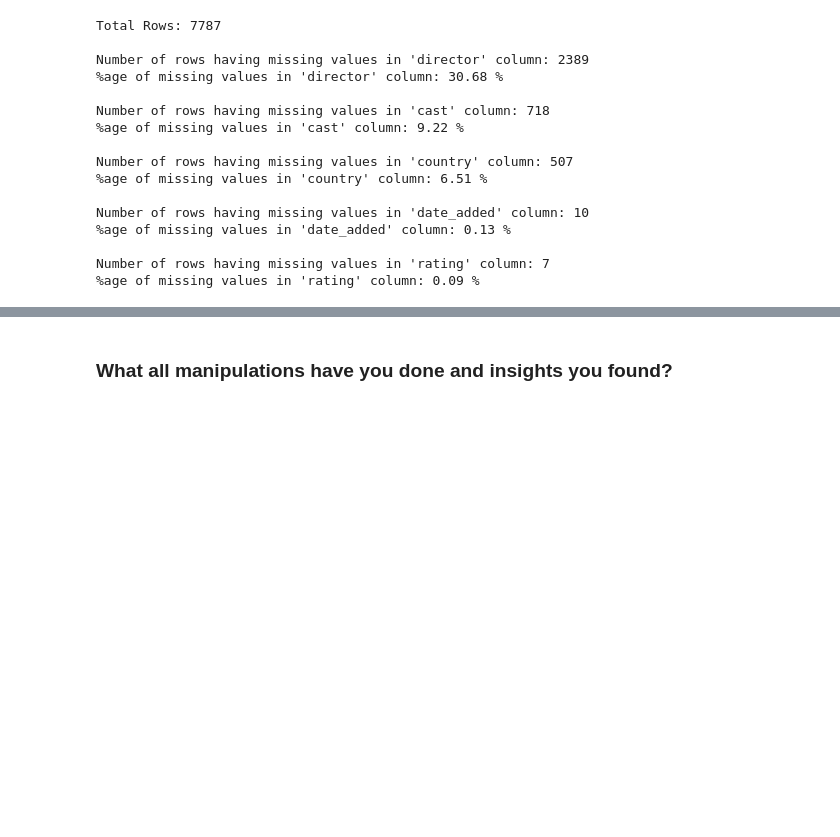
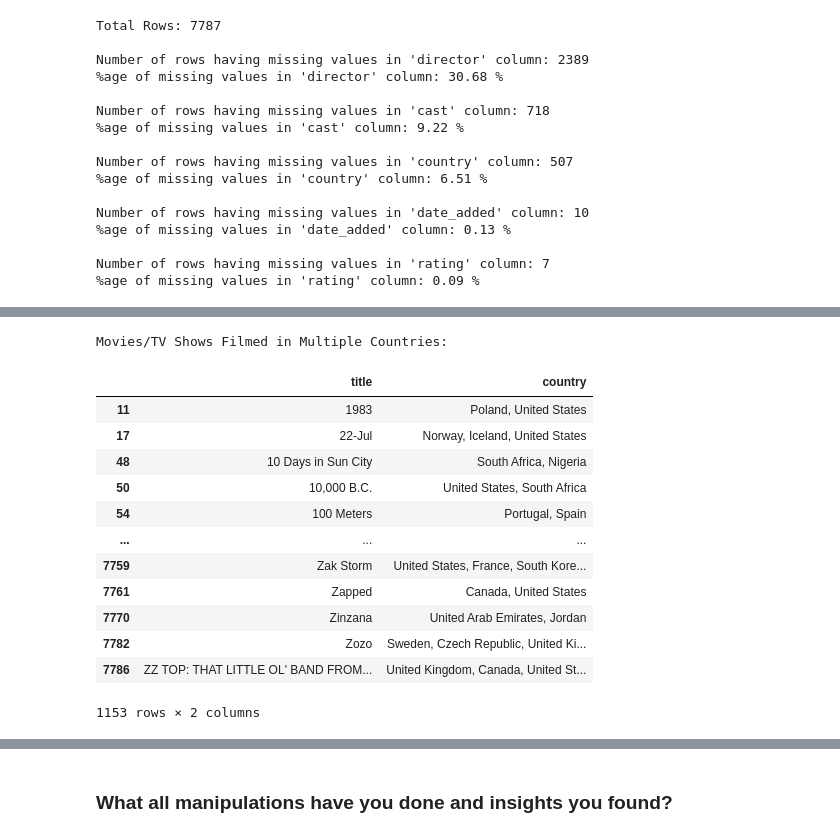
Before and after one commit to pande1sachin/Capstone-Project---Machine-Learning---Unsupervised-ML---Netflix-Movies-and-TV-Shows-Clustering, a Jupyter notebook: Individual_Copy_(Sachin_Pande)_|_Capstone_Project_|_Machine_Learning_Unsupervised_ML_Netflix_Movies_and_TV_Shows_Clustering.ipynb, the cells around one changed output, grey strips where cells are left out. Drawn from its saved outputs; the diff is of its cells as text; code cells hidden in the pictures; blank space fills up the shorter version.

```diff
--- a/Individual_Copy_(Sachin_Pande)_|_Capstone_Project_|_Machine_Learning_Unsupervised_ML_Netflix_Movies_and_TV_Shows_Clustering.ipynb
+++ b/Individual_Copy_(Sachin_Pande)_|_Capstone_Project_|_Machine_Learning_Unsupervised_ML_Netflix_Movies_and_TV_Shows_Clustering.ipynb
@@ -400,0 +473,22 @@ So we can say that
+# %%
+# Find entries with multiple countries
+multiple_countries = net_flix_df[net_flix_df['country'].str.contains(',', na=False)]
+
+# Print movies/TV shows with multiple countries
+print("Movies/TV Shows Filmed in Multiple Countries:")
+multiple_countries[['title', 'country']]
+# %% [output]
+Movies/TV Shows Filmed in Multiple Countries:
+|  | title | country |
+| 11 | 1983 | Poland, United States |
+| 17 | 22-Jul | Norway, Iceland, United States |
+| 48 | 10 Days in Sun City | South Africa, Nigeria |
+| 50 | 10,000 B.C. | United States, South Africa |
+| 54 | 100 Meters | Portugal, Spain |
+| ... | ... | ... |
+| 7759 | Zak Storm | United States, France, South Kore... |
+| 7761 | Zapped | Canada, United States |
+| 7770 | Zinzana | United Arab Emirates, Jordan |
+| 7782 | Zozo | Sweden, Czech Republic, United Ki... |
+| 7786 | ZZ TOP: THAT LITTLE OL' BAND FROM... | United Kingdom, Canada, United St... |
+1153 rows × 2 columns
```
Also changed, not shown: parts of 20 cells of this notebook.
